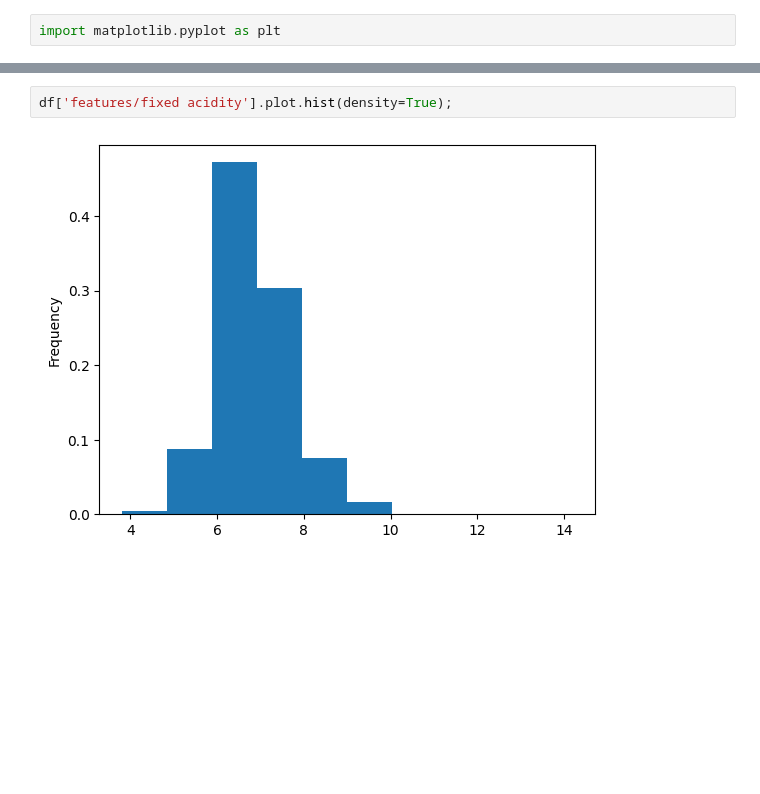
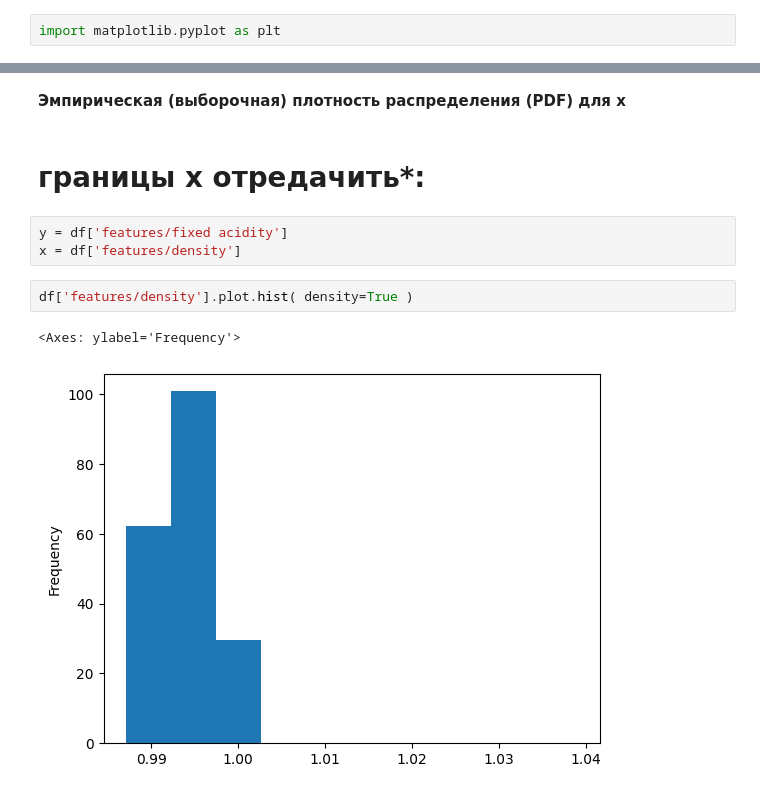
Before and after one commit to kjxeez/machine-learning, a Jupyter notebook: linear-regression.ipynb, the cells around one changed output, grey strips where cells are left out. Drawn from its saved outputs; the diff is of its cells as text; blank space fills up the shorter version.

```diff
--- a/linear-regression.ipynb
+++ b/linear-regression.ipynb
@@ -133,8 +132,16 @@ x = features/density
 Визуализация для независимой переменной – эмпирическая плотность распределения
 
 Визуализация для зависимой переменной – столбчатая диаграмма
+# %% [markdown]
+__Эмпирическая (выборочная) плотность распределения (PDF) для x__
+# %% [markdown]
+# __границы х отредачить*__:
+# %%
+y = df['features/fixed acidity']
+x = df['features/density']
 # %%
-df['features/fixed acidity'].plot.hist(density=True);
+df['features/density'].plot.hist( density=True )
 # %% [output]
+<Axes: ylabel='Frequency'>
-[figure, old version]
+[figure, new version]
 # %%
```
Also changed, not shown: parts of 35 cells of this notebook.
